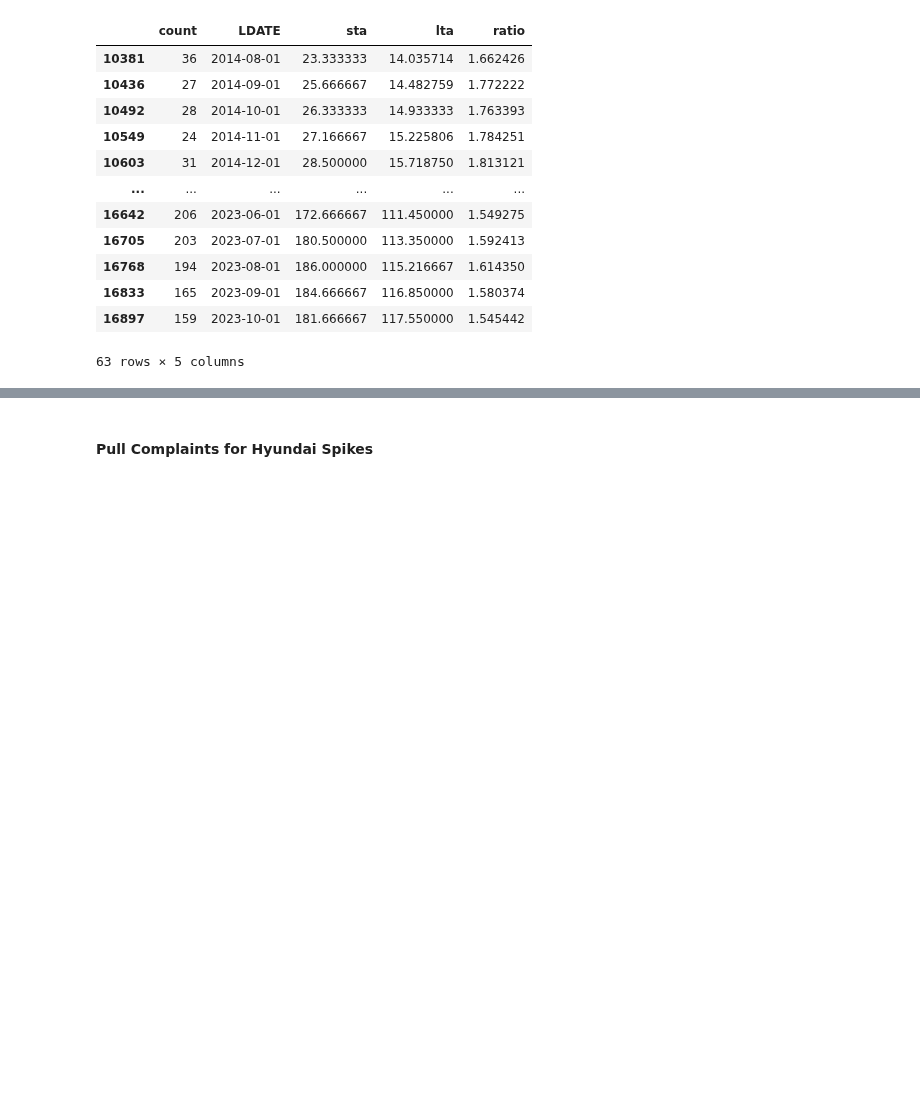
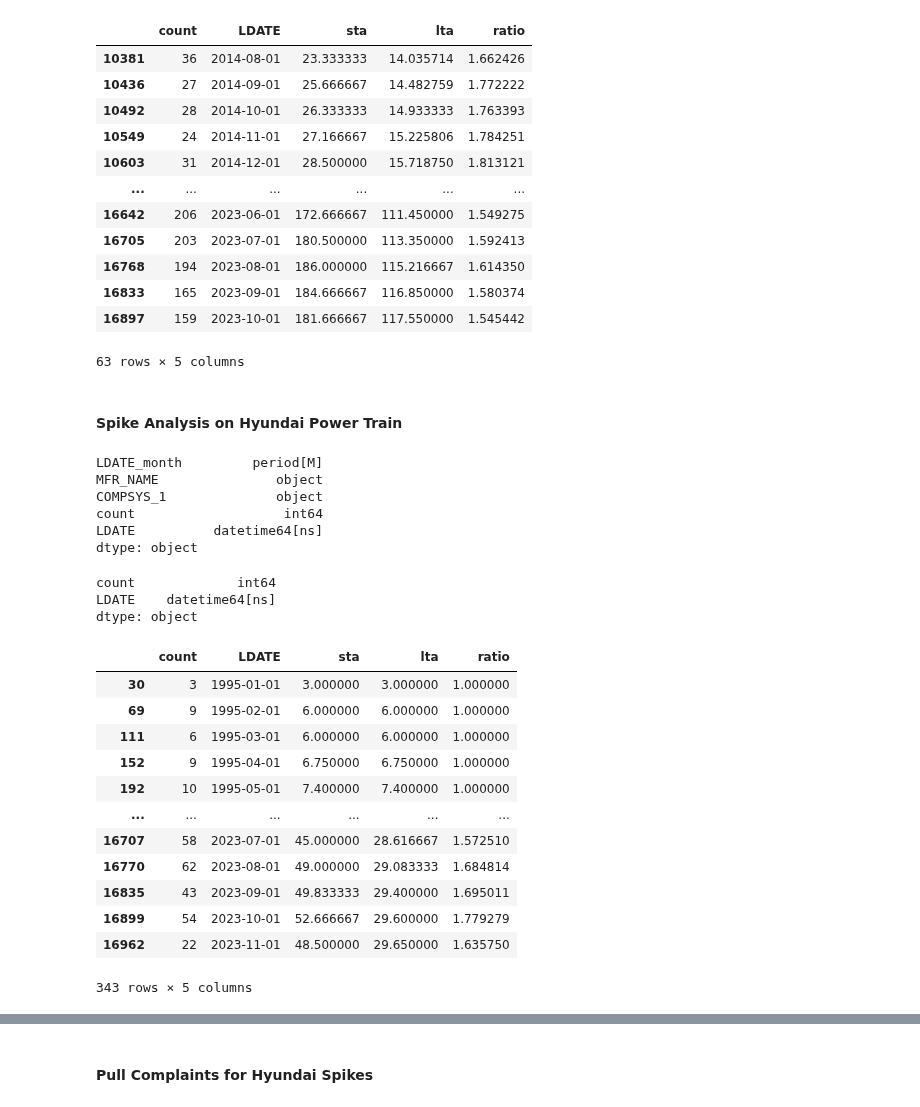
Before and after one commit to prithvidasgupta/si671, a Jupyter notebook: pm_parts_nb.ipynb, the cells around one changed output, grey strips where cells are left out. Saved outputs shown, nothing was run; the diff lists cells and outputs as text; code cells hidden in the pictures; blank space fills up the shorter version.

```diff
--- a/pm_parts_nb.ipynb
+++ b/pm_parts_nb.ipynb
@@ -995,3 +1067,29 @@ spikes.sort_values(by="LDATE")
 | 16833 | 165 | 2023-09-01 | 184.666667 | 116.850000 | 1.580374 |
 | 16897 | 159 | 2023-10-01 | 181.666667 | 117.550000 | 1.545442 |
 63 rows × 5 columns
+# %% [markdown]
+#### Spike Analysis on Hyundai Power Train
+# %%
+# STA/LTA on Hyundai engine complaints
+hyun_power_train = cmpl_m_mfr[
+    (cmpl_m_mfr["MFR_NAME"] == "hyundai motor america")
+    & (cmpl_m_mfr["COMPSYS_1"] == "power train")
+].copy()
+hyun_power_train.dtypes
+# %% [output]
+LDATE_month         period[M]
+MFR_NAME               object
+COMPSYS_1              object
+count                   int64
+LDATE          datetime64[ns]
+dtype: object
+# %%
+power_sta_lta = hyun_power_train.drop(
+    ["LDATE_month", "MFR_NAME", "COMPSYS_1"],
+    axis=1,
+)
+power_sta_lta.dtypes
+# %% [output]
+count             int64
+LDATE    datetime64[ns]
+dtype: object
@@ -997,0 +1101,16 @@ spikes.sort_values(by="LDATE")
+# %%
+power_sta_lta
+# %% [output]
+|  | count | LDATE | sta | lta | ratio |
+| 30 | 3 | 1995-01-01 | 3.000000 | 3.000000 | 1.000000 |
+| 69 | 9 | 1995-02-01 | 6.000000 | 6.000000 | 1.000000 |
+| 111 | 6 | 1995-03-01 | 6.000000 | 6.000000 | 1.000000 |
+| 152 | 9 | 1995-04-01 | 6.750000 | 6.750000 | 1.000000 |
+| 192 | 10 | 1995-05-01 | 7.400000 | 7.400000 | 1.000000 |
+| ... | ... | ... | ... | ... | ... |
+| 16707 | 58 | 2023-07-01 | 45.000000 | 28.616667 | 1.572510 |
+| 16770 | 62 | 2023-08-01 | 49.000000 | 29.083333 | 1.684814 |
+| 16835 | 43 | 2023-09-01 | 49.833333 | 29.400000 | 1.695011 |
+| 16899 | 54 | 2023-10-01 | 52.666667 | 29.600000 | 1.779279 |
+| 16962 | 22 | 2023-11-01 | 48.500000 | 29.650000 | 1.635750 |
+343 rows × 5 columns
```
Also changed, not shown: parts of 51 cells of this notebook.
